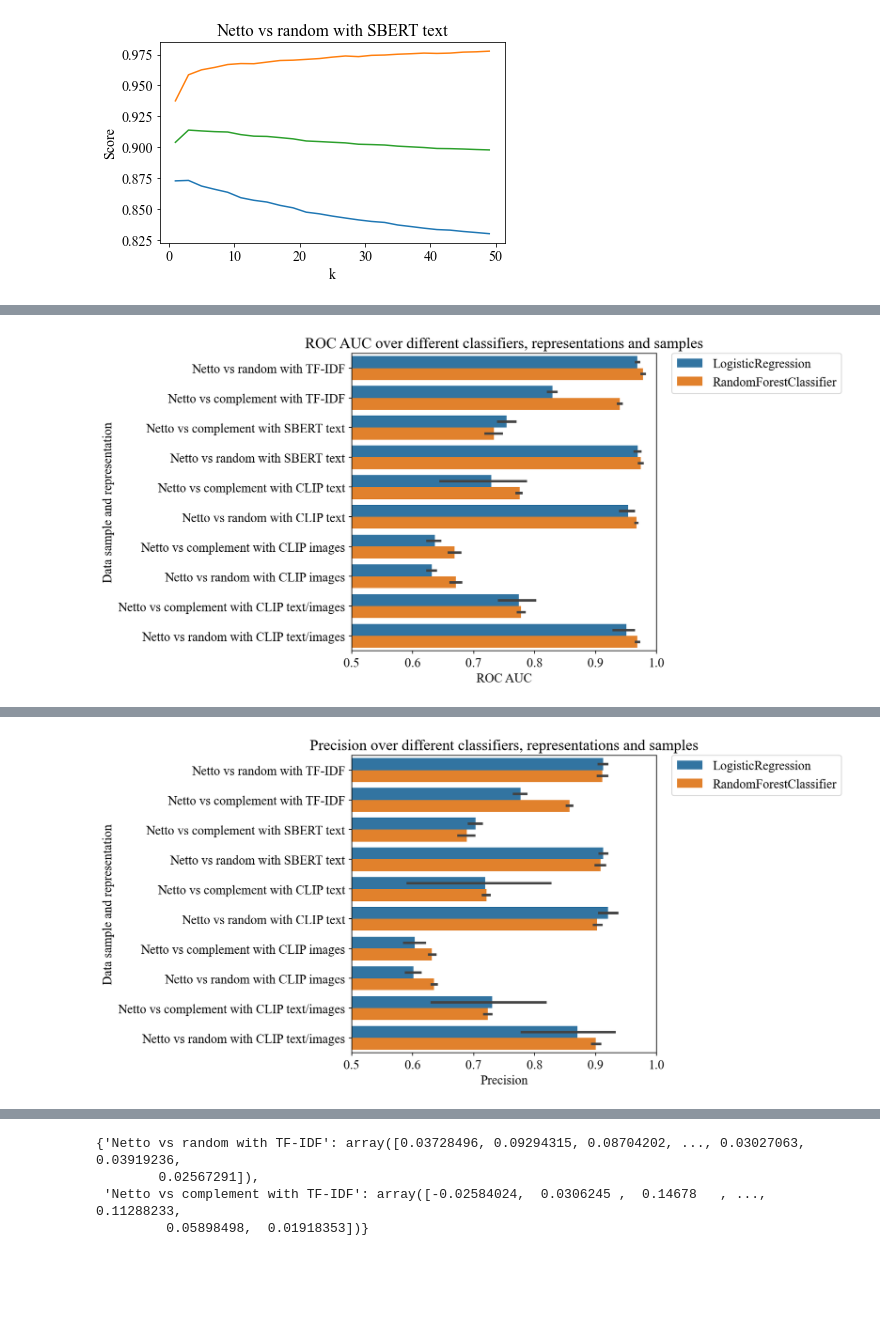
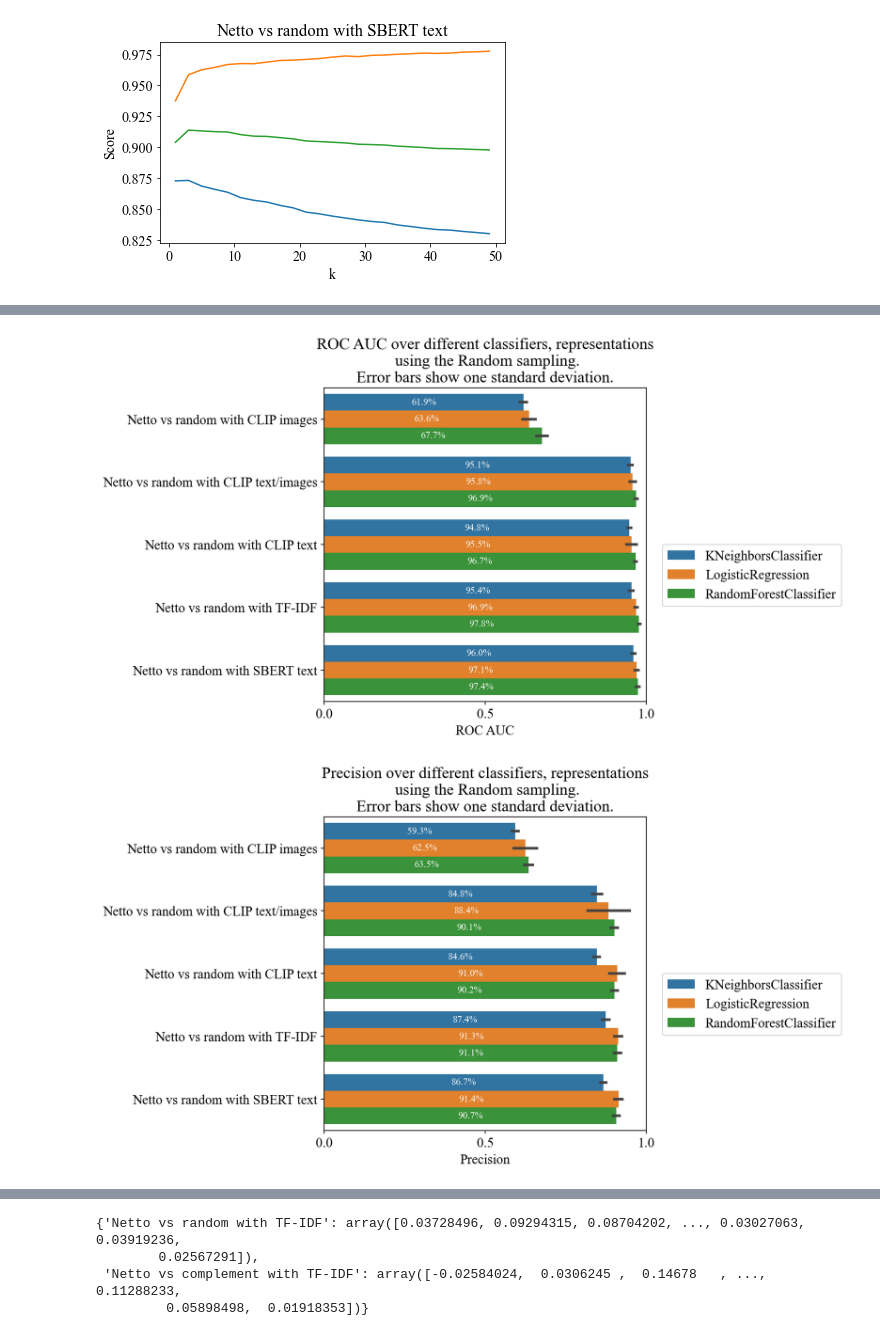
Before and after one commit to eryl/prv_kemi, a Jupyter notebook: notebooks/patent_classification.ipynb, the cells around one changed output, grey strips where cells are left out. Saved outputs shown, nothing was run; the diff lists cells and outputs as text; code cells hidden in the pictures; blank space fills up the shorter version.

Commit message:
Updated the classification file

```diff
--- a/notebooks/patent_classification.ipynb
+++ b/notebooks/patent_classification.ipynb
@@ -282,6 +287,7 @@ with open(output_dir / 'collated_results.csv', 'w', newline='') as collated_fp:
 # %%
 import pandas as pd
 import seaborn as sns
-collated_results = pd.read_csv(output_dir / 'collated_results.csv')
+classification_results = list(classification_output_dir.glob('*.csv'))
+collated_results = pd.concat([pd.read_csv(f) for f in classification_results],axis=0)
 collated_results
 # %% [output]
@@ -301,13 +307,42 @@ collated_results
 # %%
-fig = plt.figure(figsize=(6,6), dpi=150)
-sns.barplot(data=collated_results, y='title', x='roc_auc', hue='classifier')
-plt.title('ROC AUC over different classifiers, representations and samples')
-plt.xlabel('ROC AUC')
-plt.ylabel('Data sample and representation')
-plt.xlim(0.5, 1.0)
-plt.legend(bbox_to_anchor=(1.05, 1), loc='upper left', borderaxespad=0)
-plt.tight_layout()
-fig.savefig(output_dir / 'classificer_roc_auc.png', bbox_inches='tight')
-#plt.xticks(plt.xticks()[0], rotation=70)
+from itertools import product
+
+def show_values_on_bars(axs, h_v="h", space=0.01):
+    def _show_on_single_plot(ax):
+        if h_v == "v":
+            for p in ax.patches:
+                _x = p.get_x() + p.get_width() / 2
+                _y = p.get_y() + p.get_height()
+                value = f'{p.get_height():.2%}'
+                ax.text(_x, _y, value, ha="center")
+        elif h_v == "h":
+            for p in ax.patches:
+                _x = p.get_x() + p.get_width()/2
+                _y = p.get_y() + p.get_height()/2
+                value = f'{p.get_width():.1%}'
+                ax.text(_x, _y, value, ha="center", va='center', fontsize=10, color='white')
+
+    if isinstance(axs, np.ndarray):
+        for idx, ax in np.ndenumerate(axs):
+            _show_on_single_plot(ax)
+    else:
+        _show_on_single_plot(axs)
+
+for negative_sample_strategy, (metric_name, metric) in product(['Random', 'Complement'], [('ROC AUC', 'roc_auc'), ('Precision', 'precision'), ('Recall', 'recall')]):
+    fig = plt.figure(figsize=(6,6), dpi=150)
+    barplot = sns.barplot(data=collated_results[collated_results['negative_sample']==negative_sample_strategy], y='title', x=metric, hue='classifier', ci='sd')
+    show_values_on_bars(barplot)
+    plt.title(f'{metric_name} over different classifiers, representations\n using the {negative_sample_strategy} sampling.\nError bars show one standard deviation.')
+    plt.xlabel(metric_name)
+    #plt.ylabel('Data sample and representation')
+    plt.ylabel('')
+    plt.xlim(0, 1)
+    plt.xticks(np.linspace(0,1,3))
+    plt.legend(bbox_to_anchor=(1.05, 0.5), loc='upper left', borderaxespad=0)
+    plt.tight_layout()
+    fig.savefig(output_dir / f'classificer_{metric}_{negative_sample_strategy}.png', bbox_inches='tight')
+
+    #plt.xticks(plt.xticks()[0], rotation=70)
 # %% [output]
-[figure, old version]
+[figure, new version]
+[figure, added]
@@ -314,14 +352,0 @@ fig.savefig(output_dir / 'classificer_roc_auc.png', bbox_inches='tight')
-# %%
-fig = plt.figure(figsize=(6,6), dpi=150)
-sns.barplot(data=collated_results, y='title', x='precision', hue='classifier')
-plt.title('Precision over different classifiers, representations and samples')
-plt.xlabel('Precision')
-#plt.ylabel('Data sample and representation')
-plt.ylabel('')
-plt.xlim(0.5, 1.0)
-plt.legend(bbox_to_anchor=(1.05, 1), loc='upper left', borderaxespad=0)
-plt.tight_layout()
-fig.savefig(output_dir / 'classificer_precision.png', bbox_inches='tight')
-#plt.xticks(plt.xticks()[0], rotation=70)
-# %% [output]
-[figure, removed]
```
Also changed, not shown: parts of 6 cells of this notebook.
